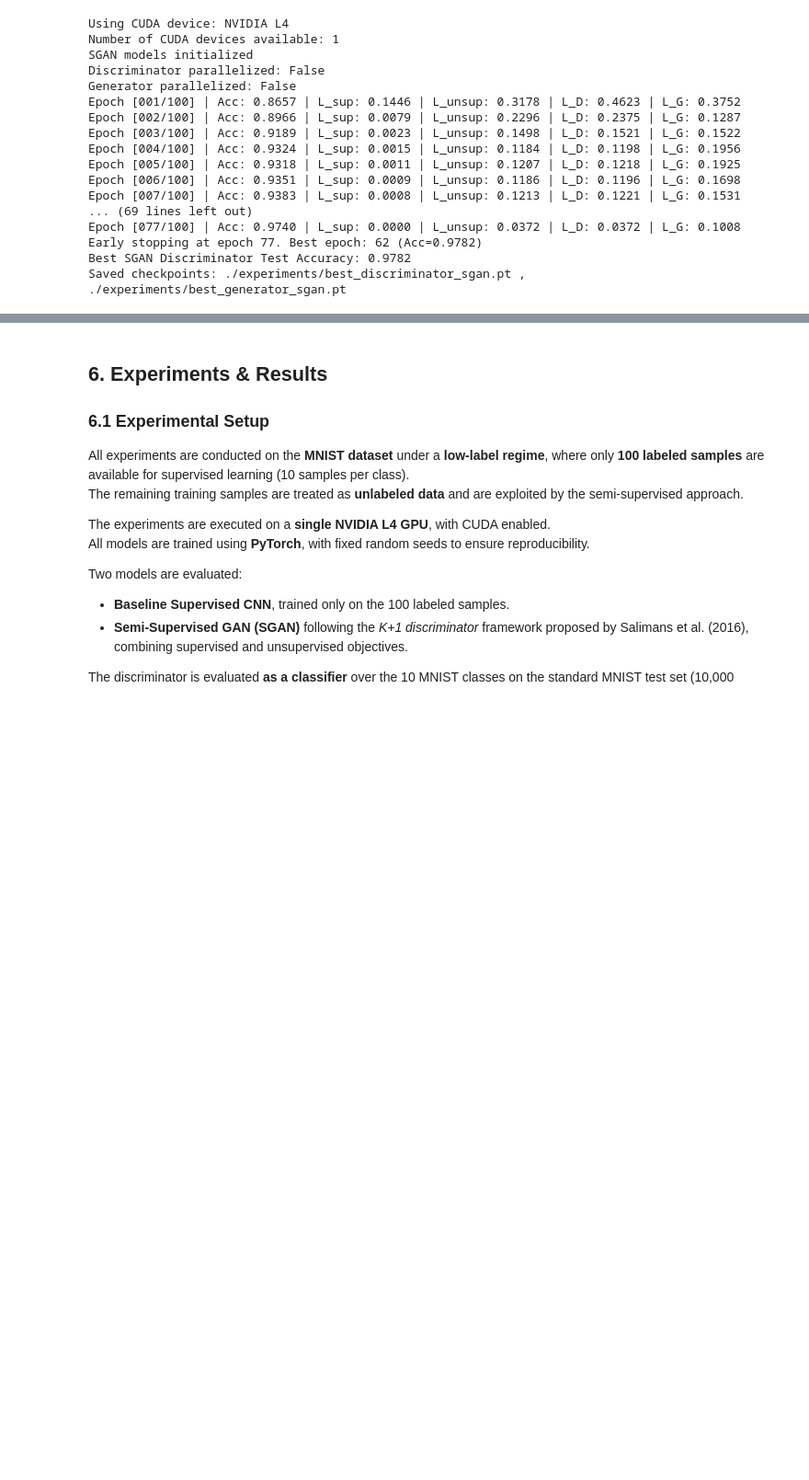
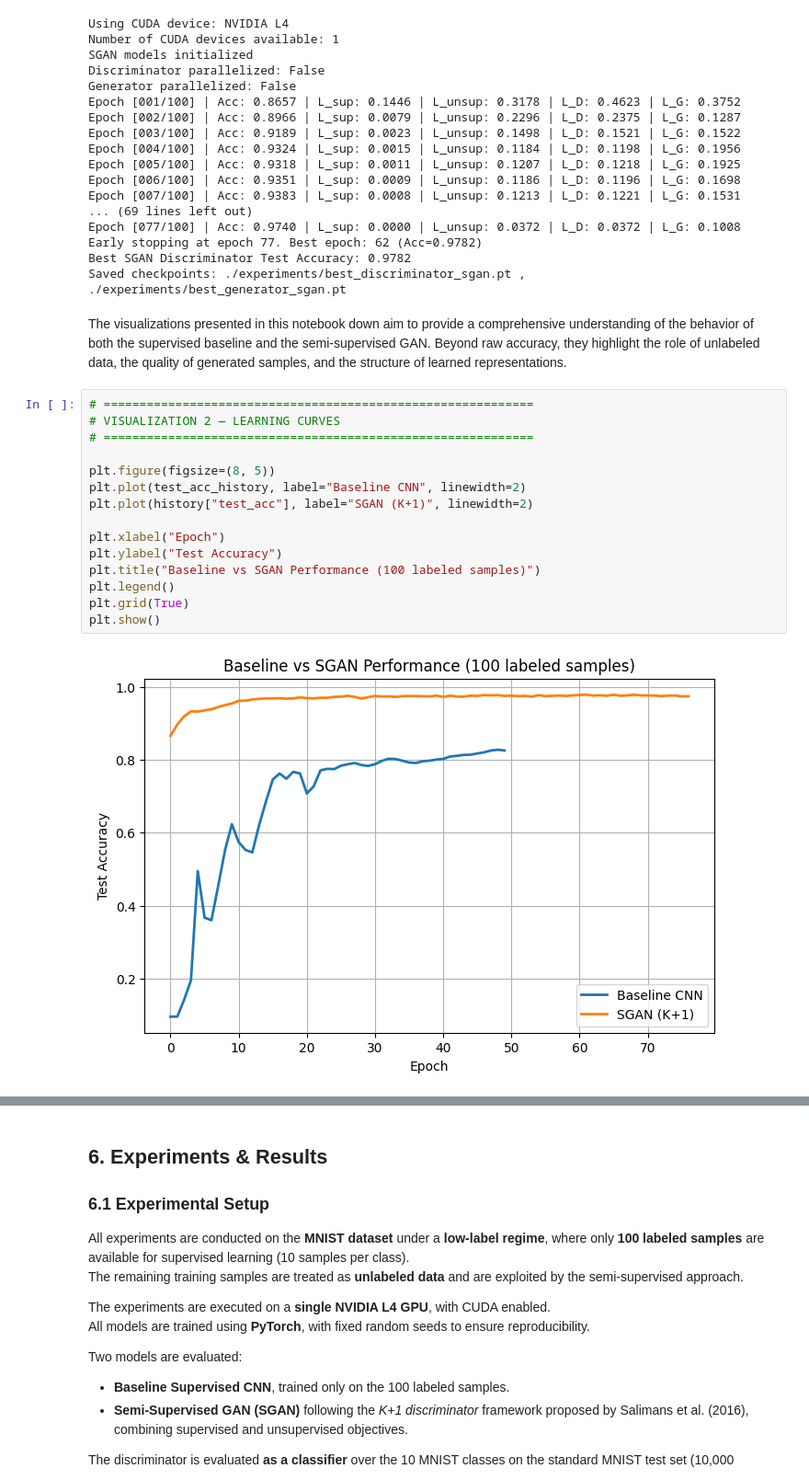
Before and after one commit to gackouhamady/mnist_100labels_gan, a Jupyter notebook: notebooks/Main.ipynb, the cells around one changed output, grey strips where cells are left out. Shown at 92% size. Saved outputs shown, nothing was run; the diff lists cells and outputs as text; blank space fills up the shorter version.

```diff
--- a/notebooks/Main.ipynb
+++ b/notebooks/Main.ipynb
@@ -804,3 +804,22 @@ Epoch [077/100] | Acc: 0.9740 | L_sup: 0.0000 | L_unsup: 0.0372 | L_D: 0.0372 |
 Early stopping at epoch 77. Best epoch: 62 (Acc=0.9782)
 Best SGAN Discriminator Test Accuracy: 0.9782
 Saved checkpoints: ./experiments/best_discriminator_sgan.pt , ./experiments/best_generator_sgan.pt
+# %% [markdown]
+The visualizations presented in this notebook down  aim to provide a comprehensive understanding of the behavior of both the supervised baseline and the semi-supervised GAN. Beyond raw accuracy, they highlight the role of unlabeled data, the quality of generated samples, and the structure of learned representations.
+# %%
+# ============================================================
+# VISUALIZATION 2 — LEARNING CURVES
+# ============================================================
+
+plt.figure(figsize=(8, 5))
+plt.plot(test_acc_history, label="Baseline CNN", linewidth=2)
+plt.plot(history["test_acc"], label="SGAN (K+1)", linewidth=2)
+
+plt.xlabel("Epoch")
+plt.ylabel("Test Accuracy")
+plt.title("Baseline vs SGAN Performance (100 labeled samples)")
+plt.legend()
+plt.grid(True)
+plt.show()
+# %% [output]
+[figure, added]
```
Also changed, not shown: parts of 3 cells of this notebook.
